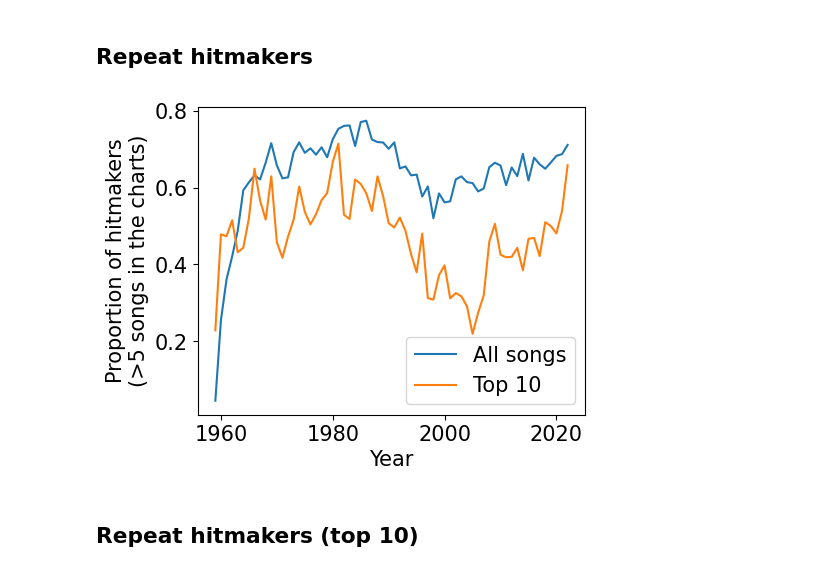
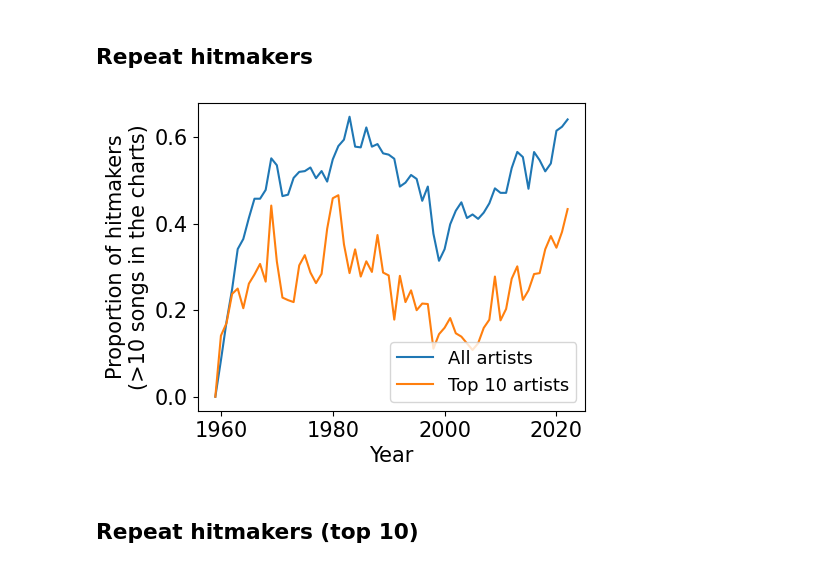
Before and after one commit to martalech/pop_charts_dynamics, a Jupyter notebook: ranking_dynamics_analysis.ipynb, the cells around one changed output. Cells and saved outputs as stored; diff of their text form; code cells hidden in the pictures.

```diff
--- a/ranking_dynamics_analysis.ipynb
+++ b/ranking_dynamics_analysis.ipynb
@@ -854,34 +854,35 @@ plt.show()
 # %%
 plt.figure(figsize=(5, 4))
 
 songs_numbers_count = billboard_hot_100[["year", "artist", "song_name"]].groupby(["year", "artist"])["song_name"].nunique().reset_index(name="number_of_songs")
 averages = []
 averages_10 = []
 medians = []
 
 for year in range(1959, 2023):
     songs_until_year = songs_numbers_count[songs_numbers_count["year"] <= year].copy()
     songs_until_year["total_number_of_songs"] = songs_until_year.groupby(["artist"])["number_of_songs"].transform("sum")
     songs_from_this_year = songs_until_year[songs_until_year["year"] == year]["artist"]
     numbers_of_songs = songs_until_year[songs_until_year["artist"].isin(songs_from_this_year)].drop_duplicates().copy()
-    numbers_of_songs["hitmaker"] = numbers_of_songs["total_number_of_songs"] > 5
+    numbers_of_songs["hitmaker"] = numbers_of_songs["total_number_of_songs"] > 10
     averages.append(numbers_of_songs["hitmaker"].mean())
 
     hitmakers = numbers_of_songs[numbers_of_songs["hitmaker"] == True]["artist"]
     songs_data_from_this_year = billboard_hot_100[billboard_hot_100["year"] == year][["artist", "year", "top_position"]].drop_duplicates().copy()
     songs_data_from_this_year = songs_data_from_this_year[songs_data_from_this_year["top_position"] <= 10]
     songs_data_from_this_year["hitmaker"] = songs_data_from_this_year["artist"].isin(hitmakers)
+    songs_data_from_this_year = songs_data_from_this_year[["hitmaker", "artist"]].drop_duplicates()
     averages_10.append(songs_data_from_this_year["hitmaker"].mean())
 
 plt.plot(range(1959, 2023), averages)
 plt.plot(range(1959, 2023), averages_10)
 plt.xlabel("Year")
-plt.ylabel("Proportion of hitmakers\n(>5 songs in the charts)")
-plt.legend(["All songs", "Top 10"])
+plt.ylabel("Proportion of hitmakers\n(>10 songs in the charts)")
+plt.legend(["All artists", "Top 10 artists"], loc="lower right", fontsize=13)
 plt.savefig("figures/proportion_of_hitmakers.pdf", format="pdf", bbox_inches="tight")
 plt.show()
 # %% [output]
-[figure, old version]
+[figure, new version]
 # %% [markdown]
 ## Repeat hitmakers (top 10)
 # %%
```
Also changed, not shown: parts of 3 cells of this notebook, 14 other files.
